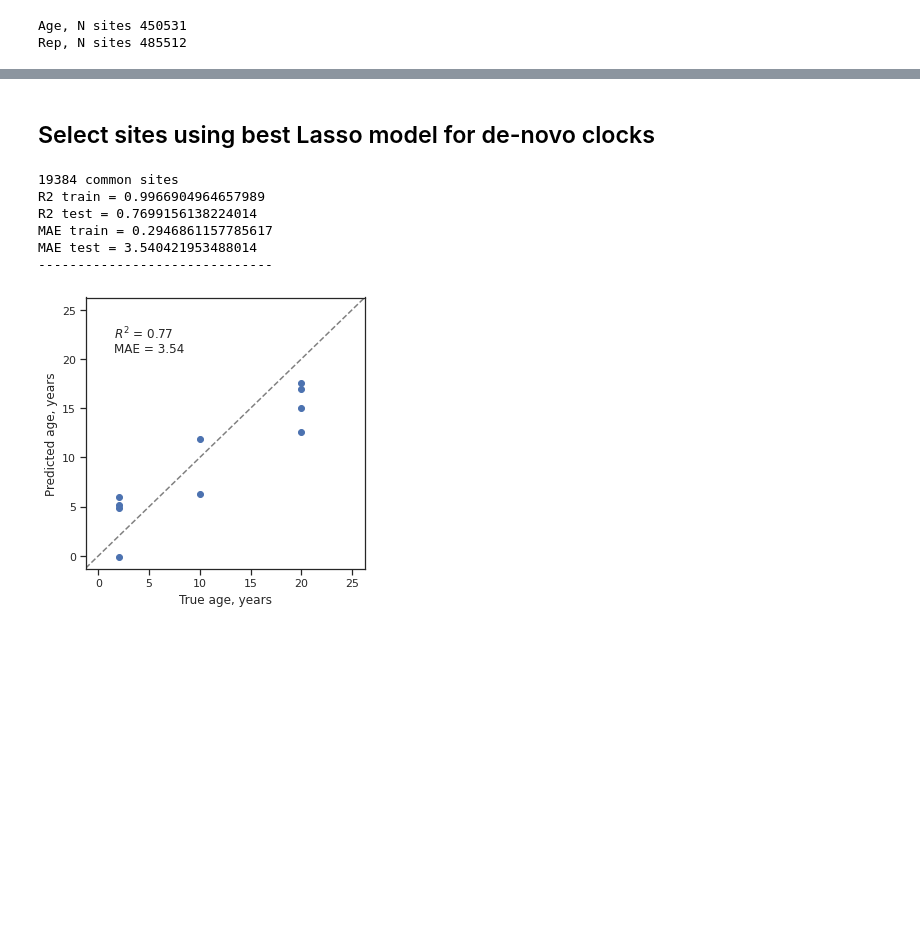
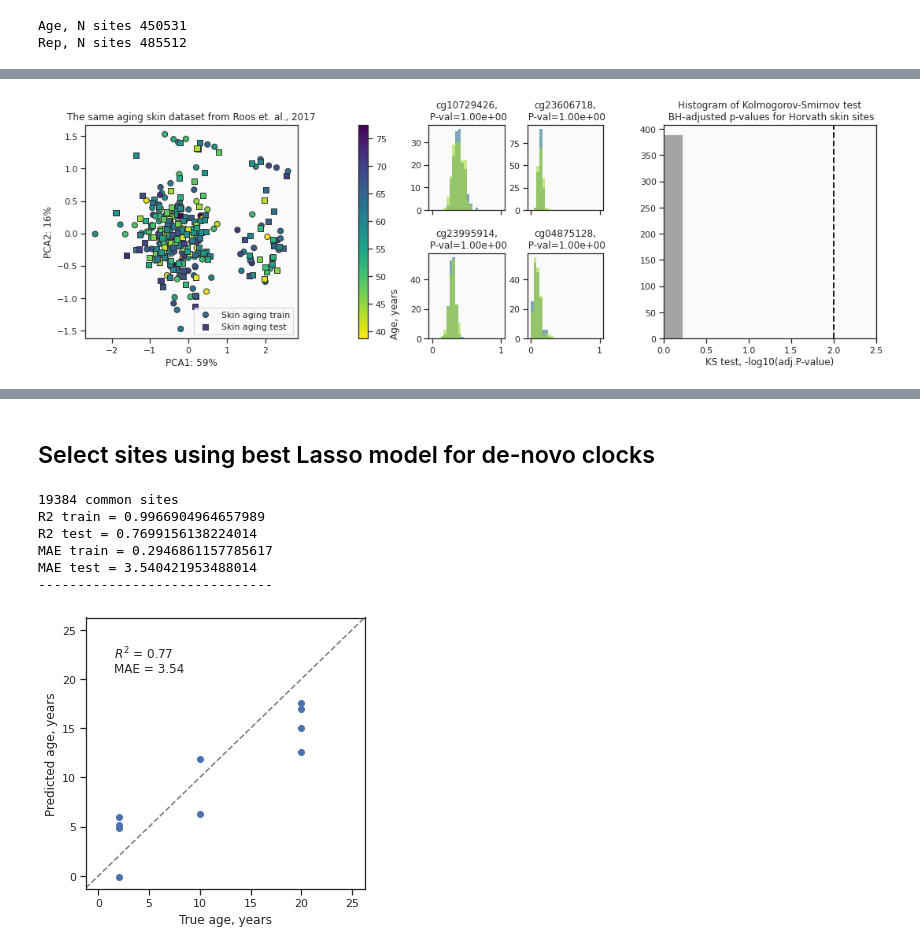
Before and after one commit to ComputationalAgingLab/reprogramming_ood, a Jupyter notebook: aging_skin_analysis.ipynb, the cells around one changed output, grey strips where cells are left out. Cells and saved outputs as stored; diff of their text form; code cells hidden in the pictures; blank space fills up the shorter version.

Commit message:
aging added

```diff
--- a/aging_skin_analysis.ipynb
+++ b/aging_skin_analysis.ipynb
@@ -12,18 +12,24 @@ import pickle
 import os
 from os.path import basename, splitext
 from sklearn.decomposition import PCA
+from sklearn.pipeline import Pipeline
 from sklearn.metrics import r2_score, mean_absolute_error
 from sklearn.preprocessing import StandardScaler
 import statsmodels.api as sm
 from scipy.stats import multivariate_normal
+from statsmodels.stats.multitest import multipletests
 from sklearn.model_selection import train_test_split
 from sklearn.linear_model import LassoCV
 pd.set_option('display.max_columns', 40)
 sns.set_theme(context='notebook', style='ticks')
+plt.rcParams['axes.facecolor'] = '#fafafa'
+from scipy.stats import pearsonr
 
 from utils.shift import *
 from utils.age import *
-from utils.vis import plot_performance_scatter, plot_repr_uncertainty
+from utils.vis import (plot_performance_scatter,
+                       plot_repr_uncertainty,
+                       METHYLCLOCK_NAMES_MAPPER)
 
 %load_ext autoreload
 %autoreload 2
@@ -80,0 +92,66 @@ Rep, N sites 485512
+# %%
+from matplotlib.gridspec import GridSpec
+import matplotlib as mpl
+
+fig = plt.figure(figsize=(18, 5), constrained_layout=True)
+gs = GridSpec(2, 7, figure=fig, width_ratios=[4, 4, 0.5, 3, 3, 4, 4], wspace=1.0, hspace=0.5)
+
+axcb = fig.add_subplot(gs[:, 2])
+
+minihists = gs[:, 3:5].subgridspec(2, 2, wspace=0.3, hspace=0.5)
+minihist_subs = minihists.subplots(sharex=True)
+ax0 = fig.add_subplot(gs[:, :2])
+ax1 = minihist_subs[0,0]
+ax2 = minihist_subs[0,1]
+ax3 = minihist_subs[1,0]
+ax4 = minihist_subs[1,1]
+ax5 = fig.add_subplot(gs[:, 5:])
+
+#cbars
+cmap_age = mpl.cm.viridis_r
+norm_age = mpl.colors.Normalize(vmin=min(ya), vmax=max(ya))
+cb_age = mpl.colorbar.ColorbarBase(axcb, cmap=cmap_age, norm=norm_age)
+cb_age.set_label('Age, years', loc='bottom')
+
+# ax0 - PCA
+ax0.set_title('The same aging skin dataset from Roos et. al., 2017')
+z1_plot = ax0.scatter(Xpa[:, 0], Xpa[:, 1], c=ya, s=50, label='Skin aging train',
+                      edgecolors='#333333', cmap=cmap_age)
+z2_plot = ax0.scatter(Xpr[:, 0], Xpr[:, 1], c=yr, marker='s', s=50, label='Skin aging test',
+                      edgecolors='#333333', cmap=cmap_age)
+ax0.set_xlabel(f'PCA1: {int(pvar[0]*100)}%')
+ax0.set_ylabel(f'PCA2: {int(pvar[1]*100)}%')
+ax0.legend()
+
+# ax5 - overall KS pvalues hist
+ks, ksp = calculate_shift(np.array(Xa_clock), np.array(Xr_clock), metric_type='ks')
+kspa = multipletests(ksp, method='hs')[1]
+kspa = pd.DataFrame(index=Xa_clock.columns, data={'pval':kspa})
+
+ax5.set_title('Histogram of Kolmogorov-Smirnov test\n BH-adjusted p-values for Horvath skin sites')
+ax5.hist(-np.log10(kspa['pval'].values), density=False, alpha=0.7, color='grey', bins=np.linspace(0, 2, 10))
+ax5.axvline(-np.log10(0.01), color='k', ls='--', lw=2.0)
+ax5.set_xlim([0, 2.5])
+ax5.set_xlabel('KS test, -log10(adj.P-value)')
+
+#top sites from Skin clock based on correlation with age
+selected_sites = Xa_clock.corrwith(ya).abs().sort_values(ascending=False).index[:4]
+
+#examples of sites + PSIs
+for k, ax_ in enumerate([ax1, ax2, ax3, ax4]):
+    site_pval = kspa.loc[selected_sites[k], 'pval']
+    ax_.hist(Xa_clock[selected_sites[k]], density=False, alpha=0.6,
+             color='#2c718e',
+             bins=np.linspace(0, 1, 25),
+             edgecolor='none')
+    ax_.hist(Xr_clock[selected_sites[k]], density=False, alpha=0.6,
+             color='#a3da36',
+             bins=np.linspace(0, 1, 25),
+             edgecolor='none')
+    ax_.set_title(f'{selected_sites[k]},\n P-val={"{0:.2e}".format(site_pval)}')
+    ax_.set_xlim([-0.05, 1.05])
+
+plt.savefig('figs/A1_main_same.pdf', format='pdf', bbox_inches='tight')
+plt.show()
+# %% [output]
+[figure, added]
```
Also changed, not shown: parts of 16 cells of this notebook.
